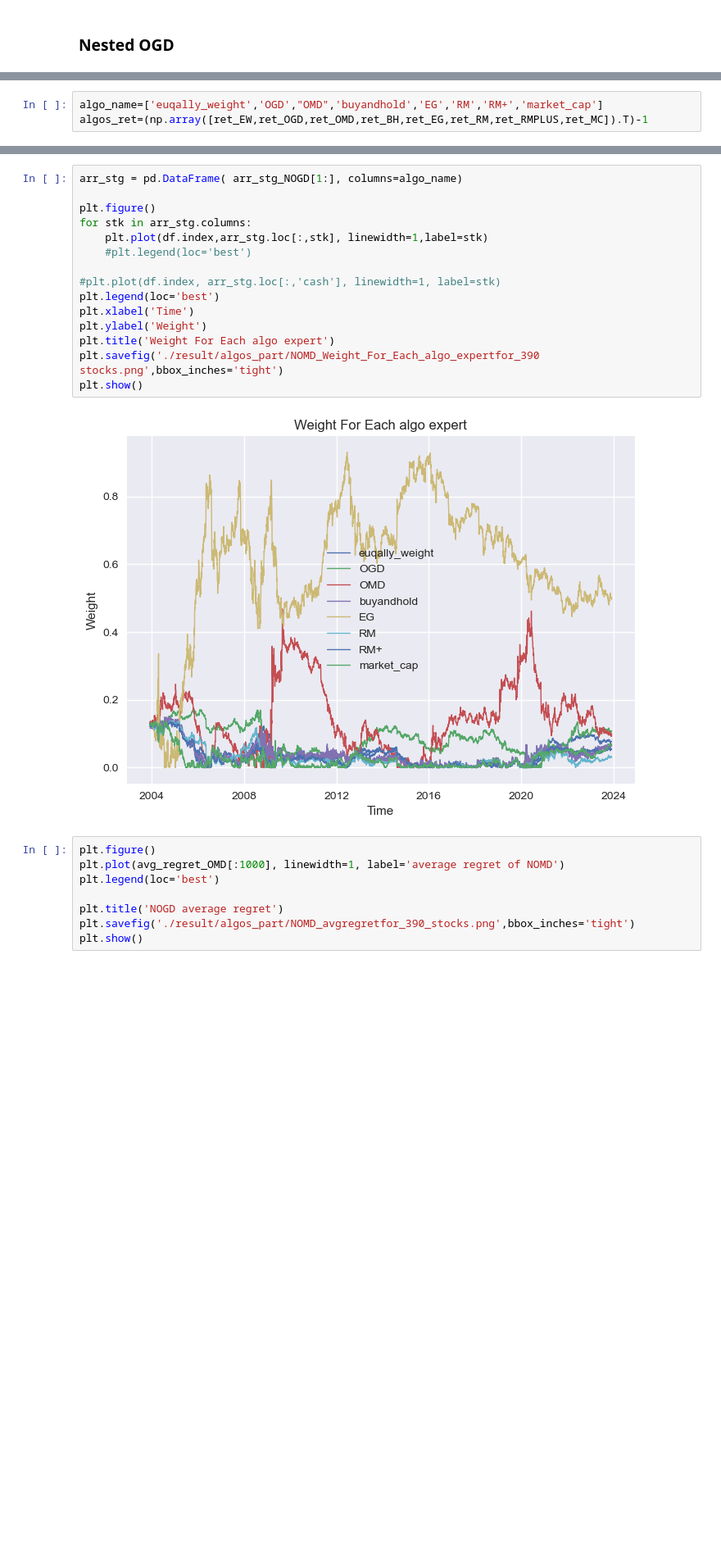
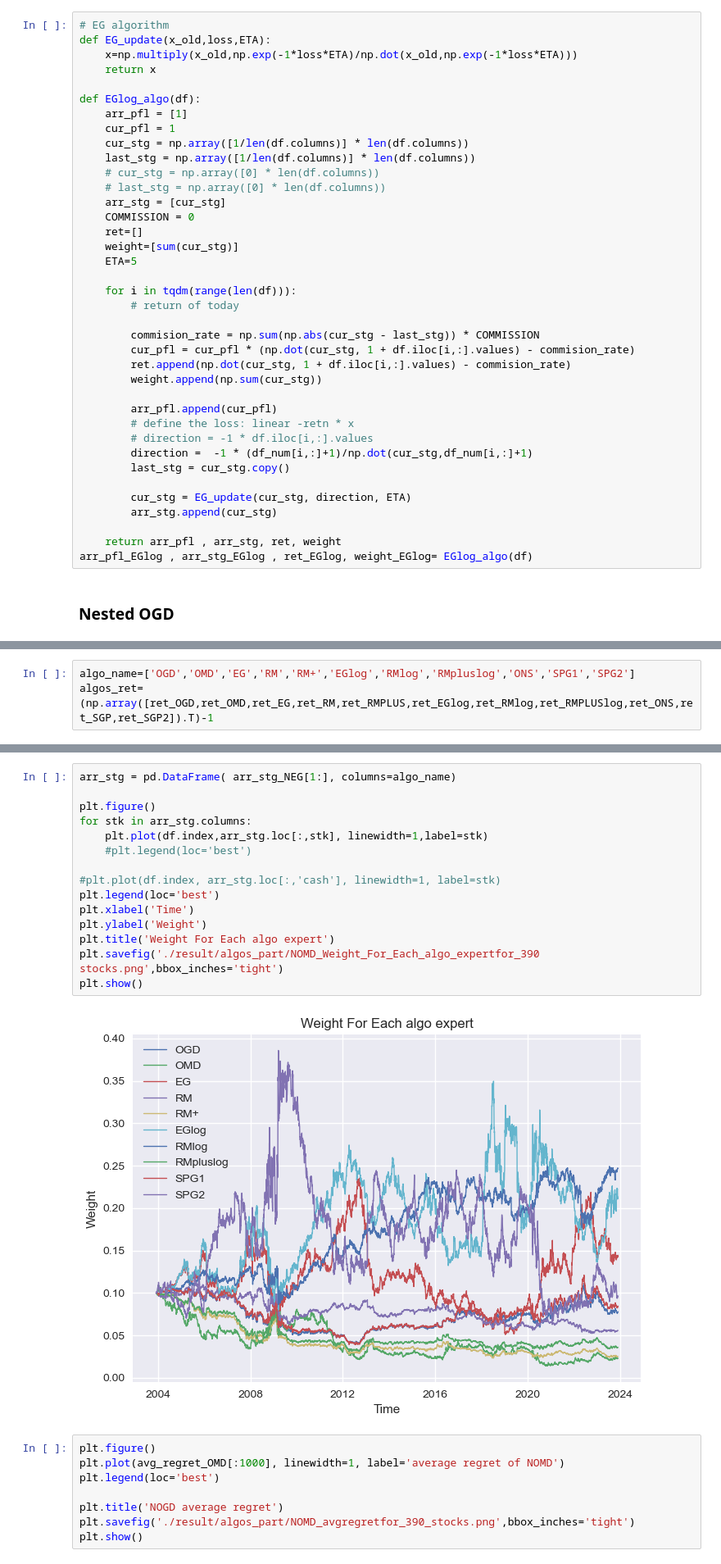
Before and after one commit to Terry-Xu-666/4530_projrct, a Jupyter notebook: OnlineLearning.ipynb, the cells around one changed output, grey strips where cells are left out. Shown at 82% size. Drawn from its saved outputs; the diff is of its cells as text; blank space fills up the shorter version.

```diff
--- a/OnlineLearning.ipynb
+++ b/OnlineLearning.ipynb
@@ -608,2 +957,40 @@ outstanding_df.to_csv('./data/outstanding_100.csv')
+# %%
+# EG algorithm
+def EG_update(x_old,loss,ETA):
+    x=np.multiply(x_old,np.exp(-1*loss*ETA)/np.dot(x_old,np.exp(-1*loss*ETA)))
+    return x
+
+def EGlog_algo(df):
+    arr_pfl = [1]
+    cur_pfl = 1
+    cur_stg = np.array([1/len(df.columns)] * len(df.columns))
+    last_stg = np.array([1/len(df.columns)] * len(df.columns))
+    # cur_stg = np.array([0] * len(df.columns))
+    # last_stg = np.array([0] * len(df.columns))
+    arr_stg = [cur_stg]
+    COMMISSION = 0
+    ret=[]
+    weight=[sum(cur_stg)]
+    ETA=5
+
+    for i in tqdm(range(len(df))):
+        # return of today
+
+        commision_rate = np.sum(np.abs(cur_stg - last_stg)) * COMMISSION
+        cur_pfl = cur_pfl * (np.dot(cur_stg, 1 + df.iloc[i,:].values) - commision_rate)
+        ret.append(np.dot(cur_stg, 1 + df.iloc[i,:].values) - commision_rate)
+        weight.append(np.sum(cur_stg))
+
+        arr_pfl.append(cur_pfl)
+        # define the loss: linear -retn * x
+        # direction = -1 * df.iloc[i,:].values
+        direction =  -1 * (df_num[i,:]+1)/np.dot(cur_stg,df_num[i,:]+1)
+        last_stg = cur_stg.copy()
+
+        cur_stg = EG_update(cur_stg, direction, ETA)
+        arr_stg.append(cur_stg)
+
+    return arr_pfl , arr_stg, ret, weight
+arr_pfl_EGlog , arr_stg_EGlog , ret_EGlog, weight_EGlog= EGlog_algo(df)
 # %% [markdown]
 ### Nested OGD
@@ -610,6 +1003,6 @@ outstanding_df.to_csv('./data/outstanding_100.csv')
 # %%
-algo_name=['euqally_weight','OGD',"OMD",'buyandhold','EG','RM','RM+','market_cap']
-algos_ret=(np.array([ret_EW,ret_OGD,ret_OMD,ret_BH,ret_EG,ret_RM,ret_RMPLUS,ret_MC]).T)-1
+algo_name=['OGD','OMD','EG','RM','RM+','EGlog','RMlog','RMpluslog','ONS','SPG1','SPG2']
+algos_ret=(np.array([ret_OGD,ret_OMD,ret_EG,ret_RM,ret_RMPLUS,ret_EGlog,ret_RMlog,ret_RMPLUSlog,ret_ONS,ret_SGP,ret_SGP2]).T)-1
 # %%
 algos_minstrategy_re=[]
 for i in tqdm(range(algos_ret.shape[0])):
@@ -686,20 +1173,20 @@ arr_pfl_NOGD , arr_stg_NOGD , ret_NOGD, weight_NOGD,acu_regret_NOGD,avg_regret_N
 # %%
-arr_stg = pd.DataFrame( arr_stg_NOGD[1:], columns=algo_name)
+arr_stg = pd.DataFrame( arr_stg_NEG[1:], columns=algo_name)
 
 plt.figure()
 for stk in arr_stg.columns:
     plt.plot(df.index,arr_stg.loc[:,stk], linewidth=1,label=stk)
     #plt.legend(loc='best')
 
 #plt.plot(df.index, arr_stg.loc[:,'cash'], linewidth=1, label=stk)
 plt.legend(loc='best')
 plt.xlabel('Time')
 plt.ylabel('Weight')
 plt.title('Weight For Each algo expert')
 plt.savefig('./result/algos_part/NOMD_Weight_For_Each_algo_expertfor_390 stocks.png',bbox_inches='tight')
 plt.show()
 # %% [output]
-[figure, old version]
+[figure, new version]
 # %%
 plt.figure()
 plt.plot(avg_regret_OMD[:1000], linewidth=1, label='average regret of NOMD')
```
Also changed, not shown: parts of 56 cells of this notebook, 18 other files.
